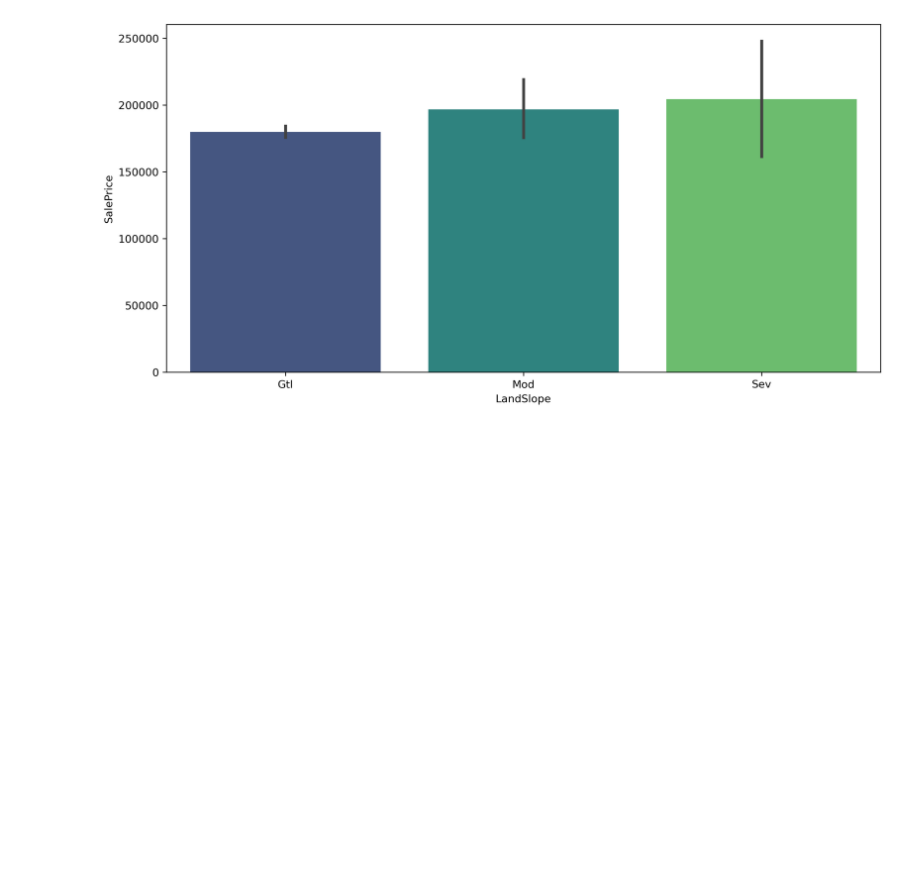
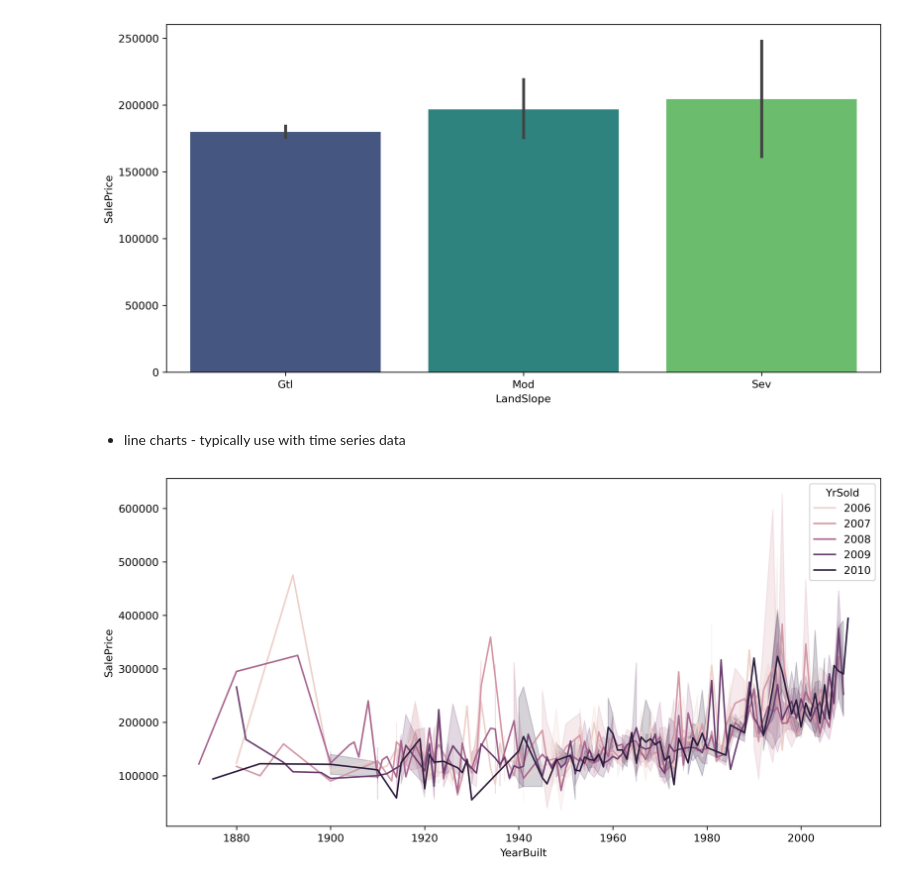
Before and after one commit to ashen007/Housing-Sale-Price-analysis, a Jupyter notebook: notebooks/univarient.ipynb, the cells around one changed output. Cells and saved outputs as stored; diff of their text form; code cells hidden in the pictures; blank space fills up the shorter version.

Commit message:
line charts

```diff
--- a/notebooks/univarient.ipynb
+++ b/notebooks/univarient.ipynb
@@ -180,3 +180,11 @@ sns.barplot(x=cat_feat['LandSlope'],y=num_feat['SalePrice'],palette='viridis')
 plt.show()
 # %% [output]
 [figure]
+# %% [markdown]
+* line charts - typically use with time series data
+# %%
+plt.figure(figsize=[12,6],dpi=300)
+sns.lineplot(x=num_feat['YearBuilt'],y=num_feat['SalePrice'],hue=num_feat['YrSold'])
+plt.show()
+# %% [output]
+[figure, added]
```
Also changed, not shown: parts of 2 cells of this notebook.
